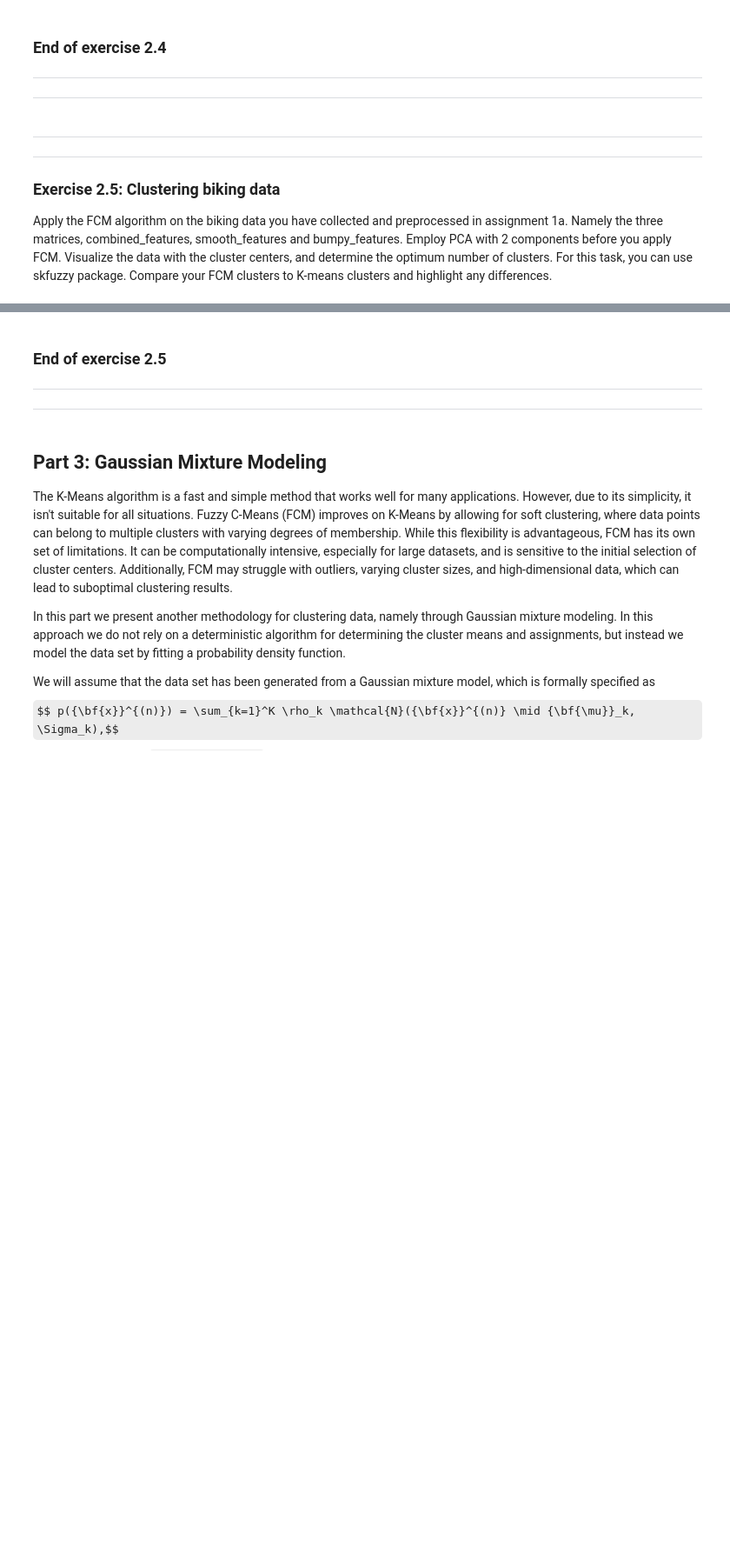
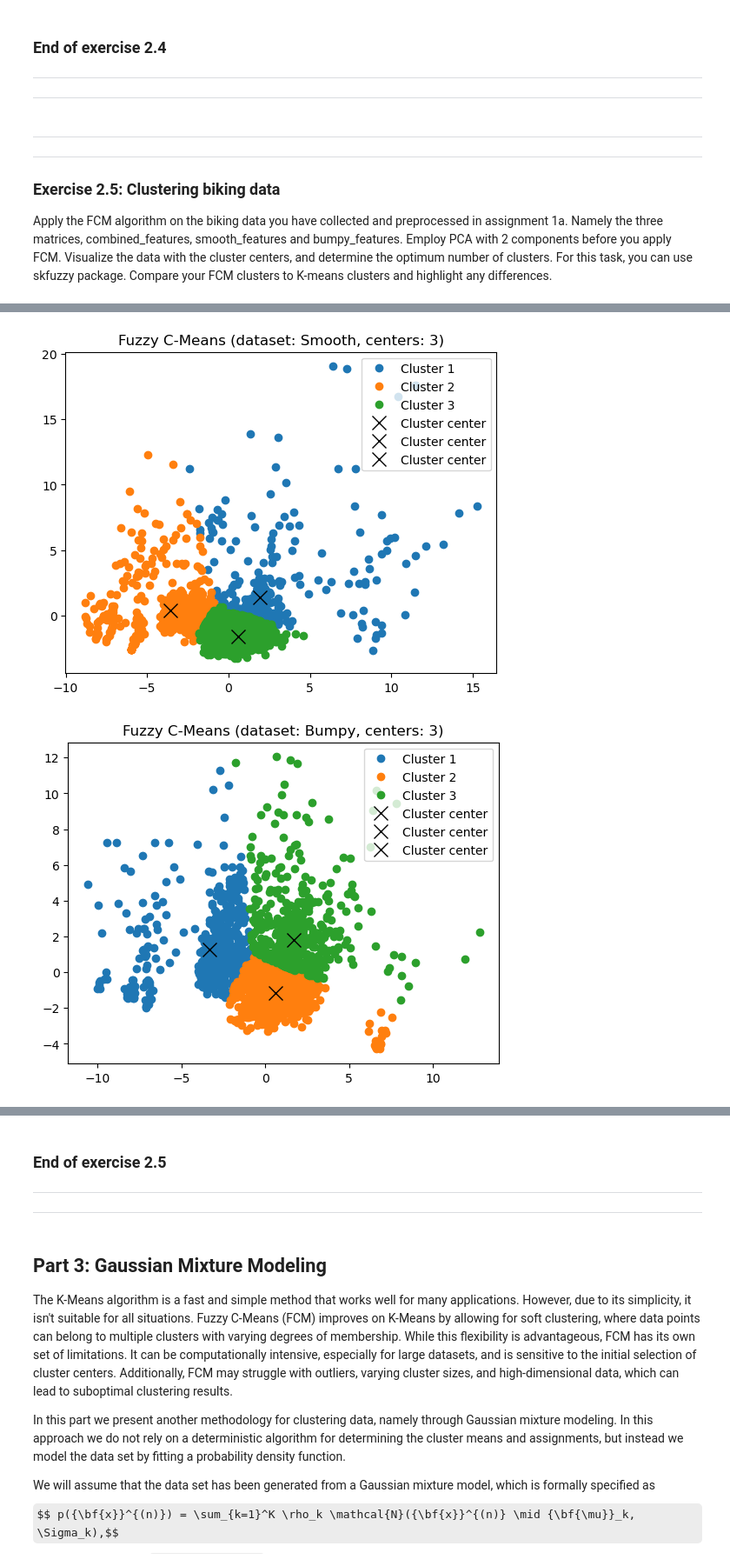
Before and after one commit to fbouwman01/Assignment-1b-data-analysis-for-bumpy-lane-detection, a Jupyter notebook: Template_1b.ipynb, the cells around one changed output, grey strips where cells are left out. Shown at 87% size. Drawn from its saved outputs; the diff is of its cells as text; code cells hidden in the pictures; some formulas as TeX source; blank space fills up the shorter version.

```diff
--- a/Template_1b.ipynb
+++ b/Template_1b.ipynb
@@ -633,0 +789,29 @@ Apply the FCM algorithm on the biking data you have collected and preprocessed i
+# %%
+# function plot FCM, for a given dataset and number of centers
+def plot_clusters_with_fcm(pca_data, ncenters, dataset_name=""):
+    data = pca_data.T # transform matrix
+    # fuzzy c-means
+    cntr, u, u0, d, jm, p, fpc = fuzz.cluster.cmeans(
+        data, ncenters, 1.7, error=0.005, maxiter=1000, init=None)
+    # membership for each point
+    cluster_membership = np.argmax(u, axis=0)
+
+    # plot the clusters
+    fig, ax = plt.subplots()
+    for j in range(ncenters):
+        ax.plot(pca_data[cluster_membership == j, 0],
+                pca_data[cluster_membership == j, 1], 'o', label=f'Cluster {j+1}')
+    # mark centers
+    for pt in cntr:
+        ax.plot(pt[0], pt[1], 'kx', markersize=12, label='Cluster center')
+    ax.set_title(f'Fuzzy C-Means (dataset: {dataset_name}, centers: {ncenters})')
+    ax.legend()
+    plt.show()
+
+
+plot_clusters_with_fcm(pca_smooth, ncenters=3, dataset_name="Smooth")
+plot_clusters_with_fcm(pca_bumpy, ncenters=3, dataset_name="Bumpy")
+plot_clusters_with_fcm(pca_combined, ncenters=3, dataset_name="Combined")
+# %% [output]
+[figure, added]
+[figure, added]
```
Also changed, not shown: parts of 15 cells of this notebook.
